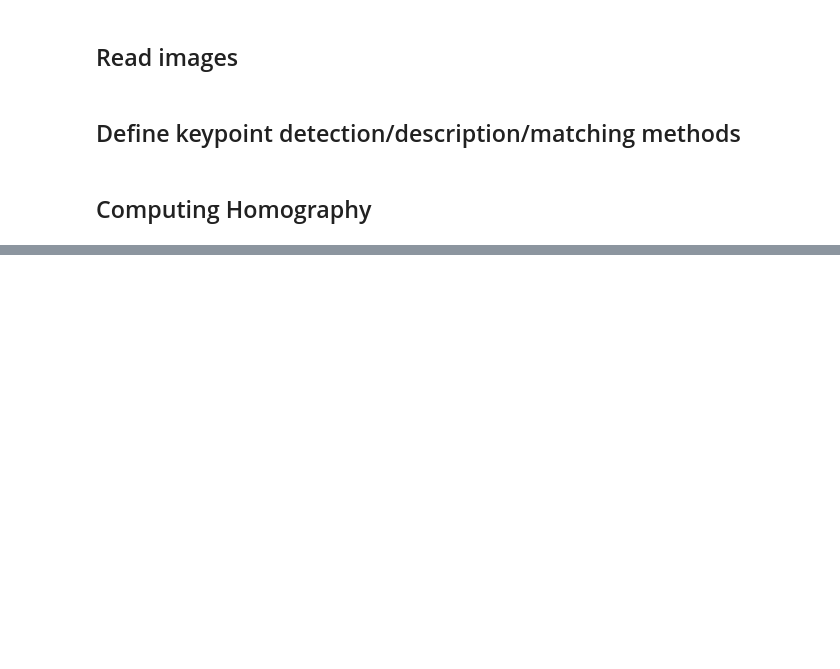
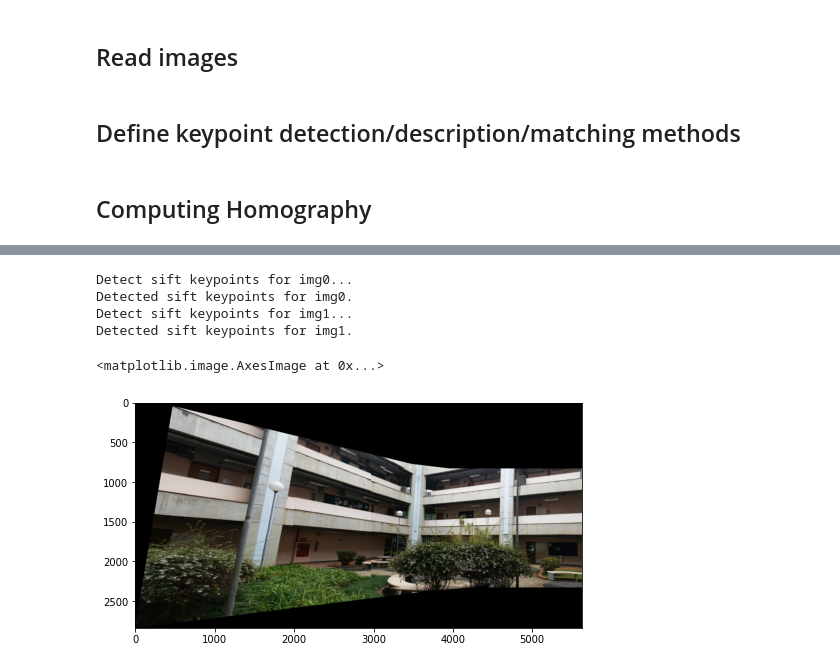
Before and after one commit to renato-lopes/CV-DCC, a Jupyter notebook: praticas/ep3/Mosaic.ipynb, the cells around one changed output, grey strips where cells are left out. Cells and saved outputs as stored; diff of their text form; code cells hidden in the pictures; blank space fills up the shorter version.

```diff
--- a/praticas/ep3/Mosaic.ipynb
+++ b/praticas/ep3/Mosaic.ipynb
@@ -162,0 +136,13 @@ plt.imshow(cv2.cvtColor(img, cv2.COLOR_BGR2RGB))
+# %%
+H, _ = compute_homograpy(img_res_left, imgs[2], DETECTOR, DESCRIPTOR)
+img_res_left = warpPerspective(imgs[2], img_res_left, H)
+
+fig = plt.figure(figsize=(8, 8))
+plt.imshow(cv2.cvtColor(img_res_left, cv2.COLOR_BGR2RGB))
+# %% [output]
+Detect sift keypoints for img0...
+Detected sift keypoints for img0.
+Detect sift keypoints for img1...
+Detected sift keypoints for img1.
+<matplotlib.image.AxesImage at 0x...>
+[figure, added]
```
Also changed, not shown: parts of 12 cells of this notebook, 1 other file.
